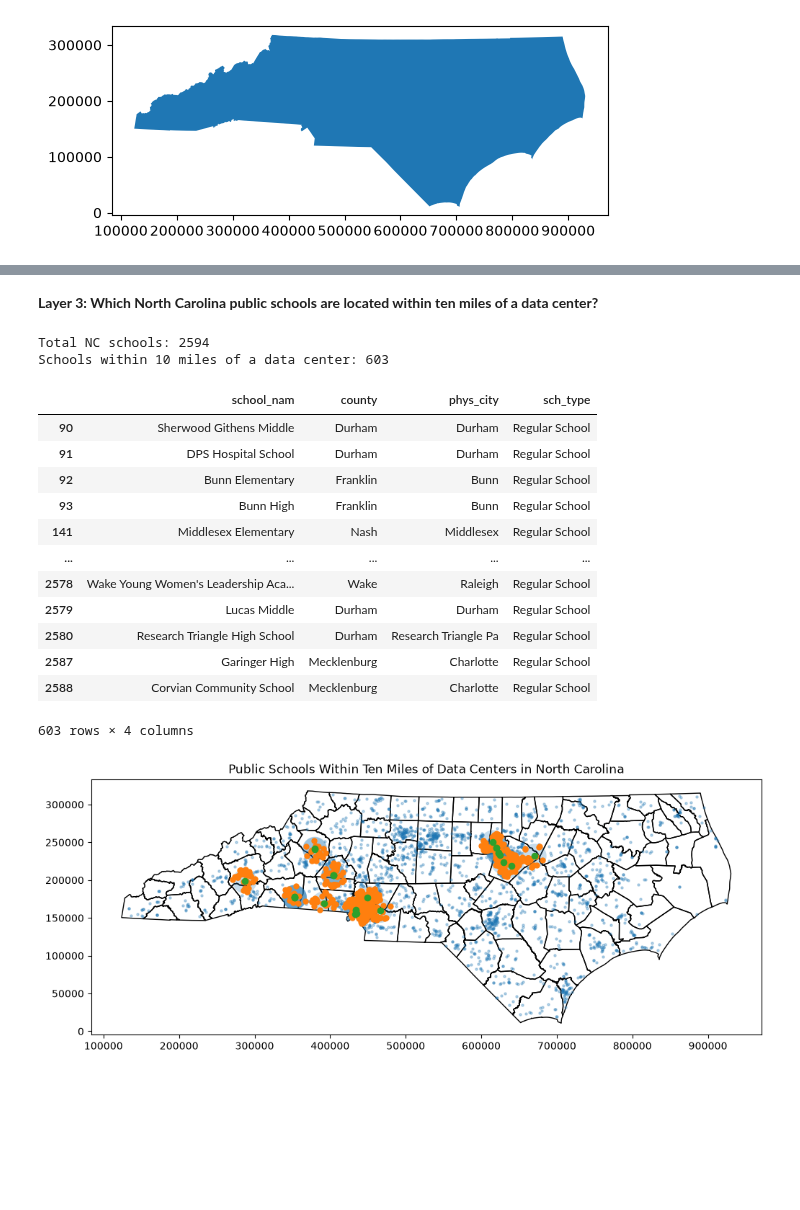
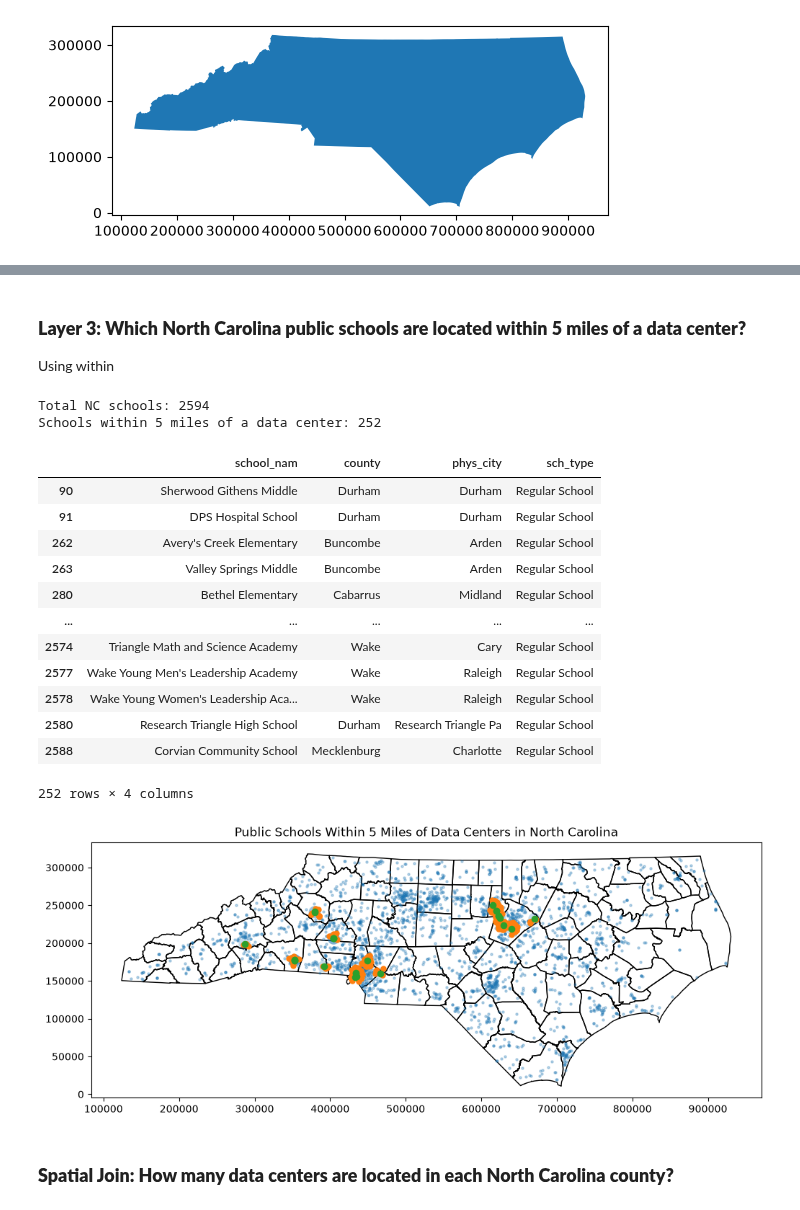
Before and after one commit to carodeg/geog592-carodeg, a Jupyter notebook: homework/week07/Assignment.ipynb, the cells around one changed output, grey strips where cells are left out. Saved outputs shown, nothing was run; the diff lists cells and outputs as text; code cells hidden in the pictures; blank space fills up the shorter version.

```diff
--- a/homework/week07/Assignment.ipynb
+++ b/homework/week07/Assignment.ipynb
@@ -243,8 +262,8 @@ How much of the ten miles surrounding data centers is in NC?
 #make a copy for editing (creating an independent geodataframe)
 dc_buffers = data_centers.copy()
 # %%
-#replace the geometry with buffers by 10 miles (16093.4 meters). Chagnes from points to polygons.
-dc_buffers["geometry"] = data_centers.buffer(16093.4)
+#replacing the geometry with buffers by 5 miles (8046.72 meters). Chagnes from points to polygons.
+dc_buffers["geometry"] = data_centers.buffer(8046.72)
 dc_buffers.head()
 # %% [output]
 |  | name | operator | city | state | address | postcode | lat | lon | website | osm_type | osm_id | ... |
@@ -326,18 +346,20 @@ plt.show()
 # %% [markdown]
-**Layer 3: Which North Carolina public schools are located within ten miles of a data center?**
+### **Layer 3: Which North Carolina public schools are located within 5 miles of a data center?**
+Using within
 # %%
 #creating one data center geometry
 dc_area = dc_buffers_nc.geometry.union_all()
 # %%
+#using within() to find schools within the data center area
 schools_near_dc = ncschools[
-    ncschools.within(dc_area) #is school within the data center area?
+    ncschools.within(dc_area)
 ].copy()
 
 print("Total NC schools:", len(ncschools))
-print("Schools within 10 miles of a data center:", len(schools_near_dc))
+print("Schools within 5 miles of a data center:", len(schools_near_dc))
 # %% [output]
 Total NC schools: 2594
-Schools within 10 miles of a data center: 603
+Schools within 5 miles of a data center: 252
 # %%
 schools_near_dc[
     ["school_nam", "county", "phys_city", "sch_type"]
@@ -346,45 +368,48 @@ schools_near_dc[
 |  | school_nam | county | phys_city | sch_type |
 | 90 | Sherwood Githens Middle | Durham | Durham | Regular School |
 | 91 | DPS Hospital School | Durham | Durham | Regular School |
-| 92 | Bunn Elementary | Franklin | Bunn | Regular School |
-| 93 | Bunn High | Franklin | Bunn | Regular School |
-| 141 | Middlesex Elementary | Nash | Middlesex | Regular School |
+| 262 | Avery's Creek Elementary | Buncombe | Arden | Regular School |
+| 263 | Valley Springs Middle | Buncombe | Arden | Regular School |
+| 280 | Bethel Elementary | Cabarrus | Midland | Regular School |
 | ... | ... | ... | ... | ... |
+| 2574 | Triangle Math and Science Academy | Wake | Cary | Regular School |
+| 2577 | Wake Young Men's Leadership Academy | Wake | Raleigh | Regular School |
 | 2578 | Wake Young Women's Leadership Aca... | Wake | Raleigh | Regular School |
-| 2579 | Lucas Middle | Durham | Durham | Regular School |
 | 2580 | Research Triangle High School | Durham | Research Triangle Pa | Regular School |
-| 2587 | Garinger High | Mecklenburg | Charlotte | Regular School |
 | 2588 | Corvian Community School | Mecklenburg | Charlotte | Regular School |
-603 rows × 4 columns
+252 rows × 4 columns
 # %%
+#Creating a map displaying public schools and those within 5 miles of data centers.
 ax = counties.plot(
     figsize=(12, 8),
     edgecolor="black",
     facecolor="none"
 )
 
 dc_buffers_nc.plot(
     ax=ax,
     alpha=0.25
 )
 
 ncschools.plot(
     ax=ax,
     markersize=5,
     alpha=0.3
 )
 
 schools_near_dc.plot(
     ax=ax,
     markersize=25
 )
 
 data_centers.plot(
     ax=ax,
     markersize=35
 )
 
-plt.title("Public Schools Within Ten Miles of Data Centers in North Carolina")
+plt.title("Public Schools Within 5 Miles of Data Centers in North Carolina")
 plt.show()
 # %% [output]
-[figure, old version]
+[figure, new version]
+# %% [markdown]
+### **Spatial Join: How many data centers are located in each North Carolina county?**
```
Also changed, not shown: parts of 29 cells of this notebook.
